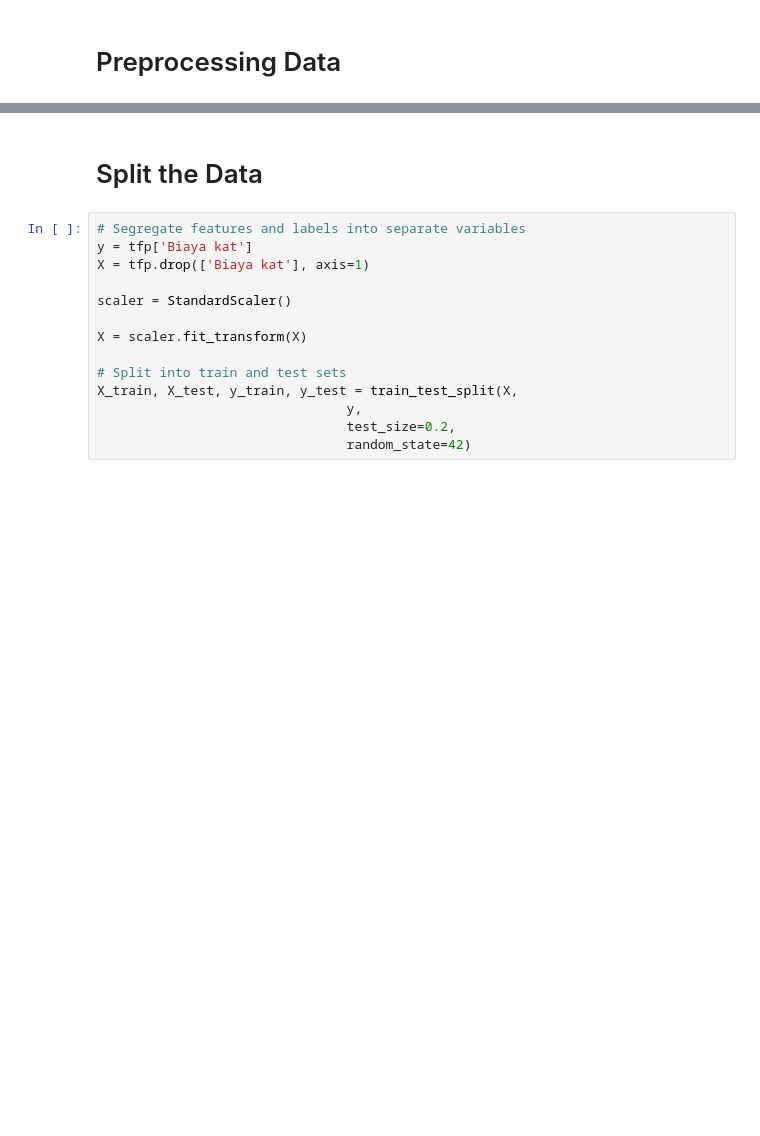
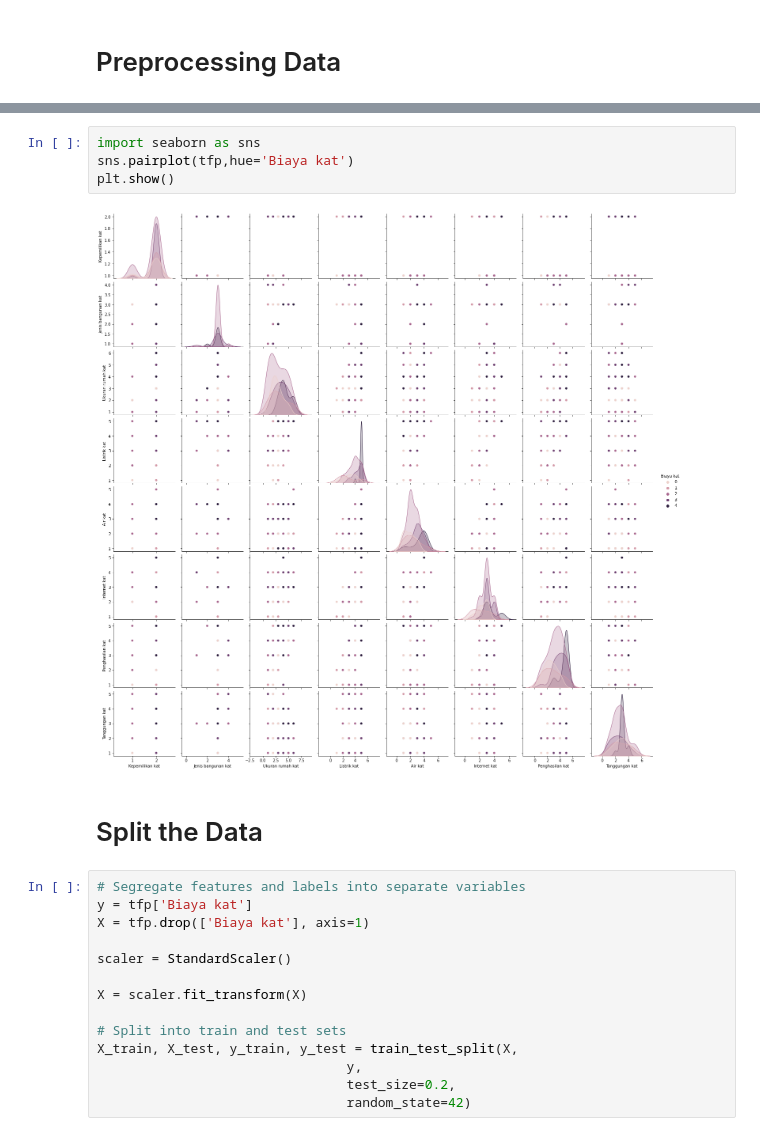
Before and after one commit to debi92/Equalee, a Jupyter notebook: Tuition_Fee_Prediction.ipynb, the cells around one changed output, grey strips where cells are left out. Saved outputs shown, nothing was run; the diff lists cells and outputs as text; blank space fills up the shorter version.

```diff
--- a/Tuition_Fee_Prediction.ipynb
+++ b/Tuition_Fee_Prediction.ipynb
@@ -136,6 +170,12 @@ tfp.head()
 | 2 | 0 | 1 | 3 | 2 | 3 | 1 | 2 | ... |
 | 3 | 2 | 1 | 3 | 2 | 5 | 4 | 3 | ... |
 | 4 | 2 | 2 | 3 | 3 | 5 | 2 | 2 | ... |
+# %%
+import seaborn as sns
+sns.pairplot(tfp,hue='Biaya kat')
+plt.show()
+# %% [output]
+[figure, added]
 # %% [markdown]
 # Split the Data
 # %%
```
Also changed, not shown: parts of 13 cells of this notebook.
